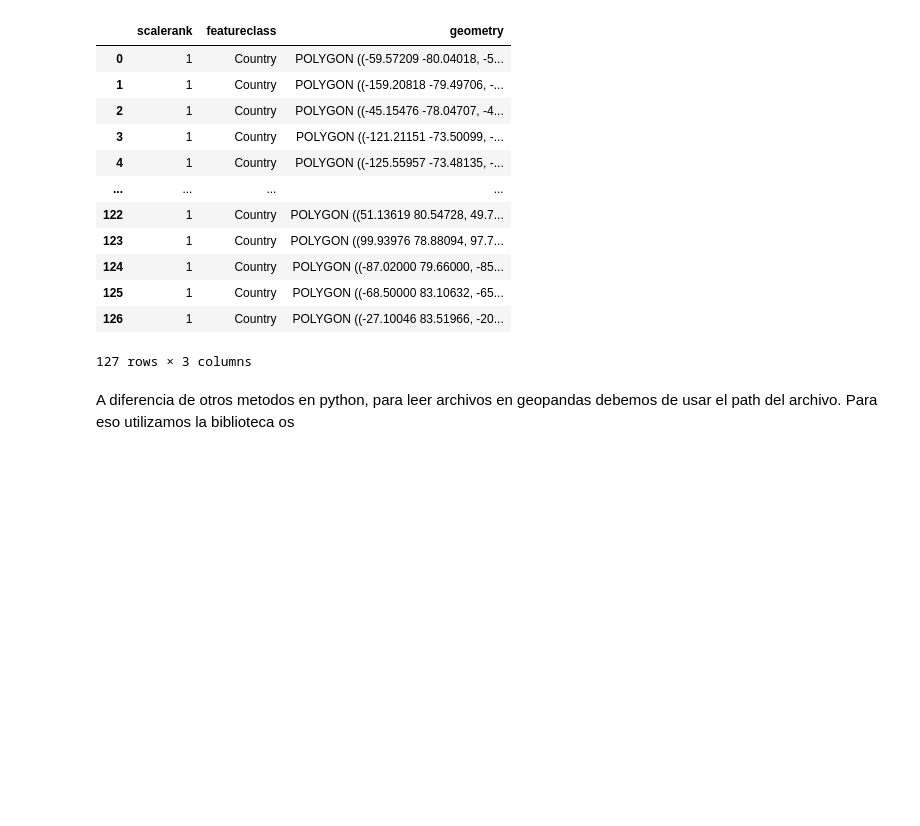
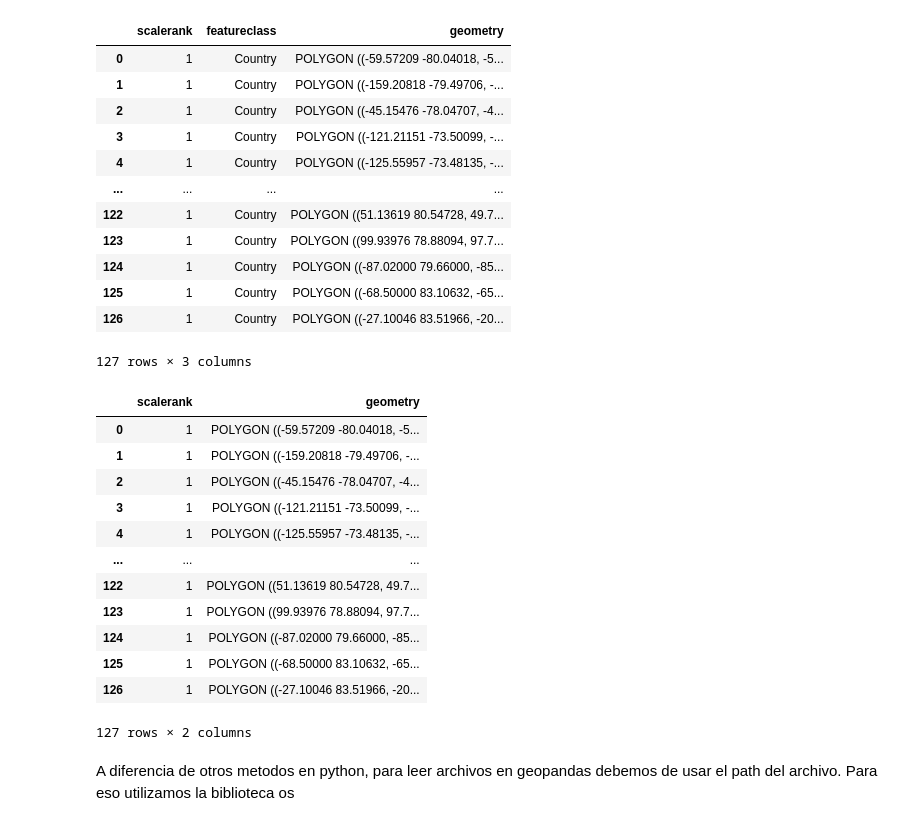
Before and after one commit to MiguelMonr/Geo_Pandas, a Jupyter notebook: ejecutables/JupyterNotebooks/lectura.ipynb, the cells around one changed output. Saved outputs shown, nothing was run; the diff lists cells and outputs as text; code cells hidden in the pictures; blank space fills up the shorter version.

```diff
--- a/ejecutables/JupyterNotebooks/lectura.ipynb
+++ b/ejecutables/JupyterNotebooks/lectura.ipynb
@@ -26,6 +26,23 @@ df
 | 125 | 1 | Country | POLYGON ((-68.50000 83.10632, -65... |
 | 126 | 1 | Country | POLYGON ((-27.10046 83.51966, -20... |
 127 rows × 3 columns
+# %%
+#df.drop(columns=['featureclass'], inplace=True)
+df
+# %% [output]
+|  | scalerank | geometry |
+| 0 | 1 | POLYGON ((-59.57209 -80.04018, -5... |
+| 1 | 1 | POLYGON ((-159.20818 -79.49706, -... |
+| 2 | 1 | POLYGON ((-45.15476 -78.04707, -4... |
+| 3 | 1 | POLYGON ((-121.21151 -73.50099, -... |
+| 4 | 1 | POLYGON ((-125.55957 -73.48135, -... |
+| ... | ... | ... |
+| 122 | 1 | POLYGON ((51.13619 80.54728, 49.7... |
+| 123 | 1 | POLYGON ((99.93976 78.88094, 97.7... |
+| 124 | 1 | POLYGON ((-87.02000 79.66000, -85... |
+| 125 | 1 | POLYGON ((-68.50000 83.10632, -65... |
+| 126 | 1 | POLYGON ((-27.10046 83.51966, -20... |
+127 rows × 2 columns
 # %% [markdown]
 A diferencia de otros metodos en python, para leer archivos en geopandas debemos de usar el path del archivo. Para eso utilizamos la biblioteca os
 # %%
```
Also changed, not shown: parts of 2 cells of this notebook, 13 other files.
